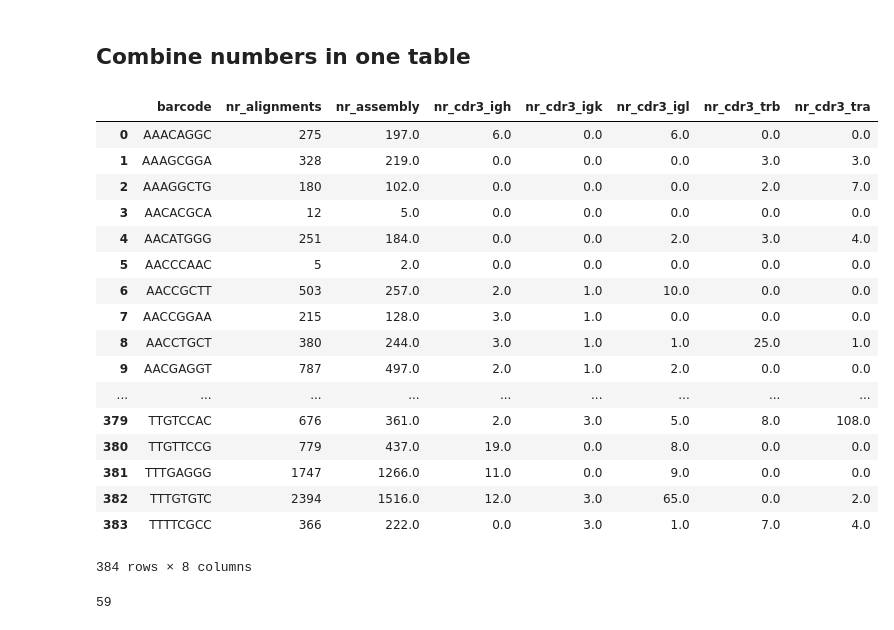
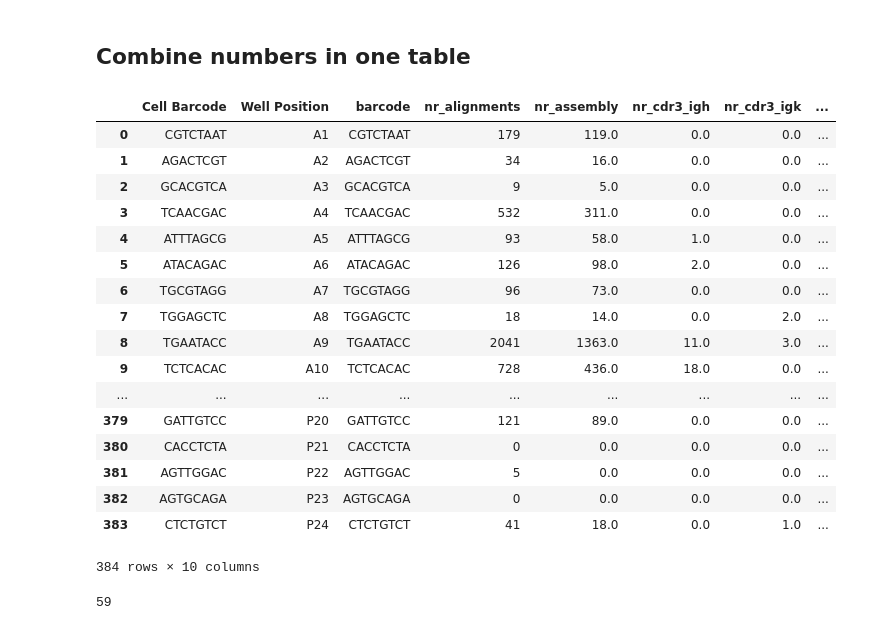
Before and after one commit to EDS-Bioinformatics-Laboratory/reseda, a Jupyter notebook: ReportVASAseq.ipynb, the cells around one changed output. Drawn from its saved outputs; the diff is of its cells as text; code cells hidden in the pictures.

Commit message:
added well positions to the report

```diff
--- a/ReportVASAseq.ipynb
+++ b/ReportVASAseq.ipynb
@@ -2,3 +2,9 @@
 import os
 import pandas as pd
 import matplotlib.pyplot as plt
+# %%
+# Read metadata
+df_meta = pd.read_excel("/home/barbera/Downloads/VASAseq/celseq2_primers.xlsx")
+cols = ["Cell Barcode", "Well Position"]
+df_meta = df_meta[cols]
+df_meta.head()
@@ -187,33 +200,34 @@ df_cdr3_igk.head()
 # %% [markdown]
 ## Combine numbers in one table
 # %%
-df = pd.merge(df_align, df_assembly, how='left', on='barcode')
+df = pd.merge(df_meta, df_align, how='left', left_on='Cell Barcode', right_on='barcode')
+df = pd.merge(df, df_assembly, how='left', on='barcode')
 df = pd.merge(df, df_cdr3_igh, how='left', on='barcode')
 df = pd.merge(df, df_cdr3_igk, how='left', on='barcode')
 df = pd.merge(df, df_cdr3_igl, how='left', on='barcode')
 df = pd.merge(df, df_cdr3_trb, how='left', on='barcode')
 df = pd.merge(df, df_cdr3_tra, how='left', on='barcode')
 df = df.fillna(0)
 df
 # %% [output]
-|  | barcode | nr_alignments | nr_assembly | nr_cdr3_igh | nr_cdr3_igk | nr_cdr3_igl | nr_cdr3_trb | nr_cdr3_tra |
-| 0 | AAACAGGC | 275 | 197.0 | 6.0 | 0.0 | 6.0 | 0.0 | 0.0 |
-| 1 | AAAGCGGA | 328 | 219.0 | 0.0 | 0.0 | 0.0 | 3.0 | 3.0 |
-| 2 | AAAGGCTG | 180 | 102.0 | 0.0 | 0.0 | 0.0 | 2.0 | 7.0 |
-| 3 | AACACGCA | 12 | 5.0 | 0.0 | 0.0 | 0.0 | 0.0 | 0.0 |
-| 4 | AACATGGG | 251 | 184.0 | 0.0 | 0.0 | 2.0 | 3.0 | 4.0 |
-| 5 | AACCCAAC | 5 | 2.0 | 0.0 | 0.0 | 0.0 | 0.0 | 0.0 |
-| 6 | AACCGCTT | 503 | 257.0 | 2.0 | 1.0 | 10.0 | 0.0 | 0.0 |
-| 7 | AACCGGAA | 215 | 128.0 | 3.0 | 1.0 | 0.0 | 0.0 | 0.0 |
-| 8 | AACCTGCT | 380 | 244.0 | 3.0 | 1.0 | 1.0 | 25.0 | 1.0 |
-| 9 | AACGAGGT | 787 | 497.0 | 2.0 | 1.0 | 2.0 | 0.0 | 0.0 |
+|  | Cell Barcode | Well Position | barcode | nr_alignments | nr_assembly | nr_cdr3_igh | nr_cdr3_igk | ... |
+| 0 | CGTCTAAT | A1 | CGTCTAAT | 179 | 119.0 | 0.0 | 0.0 | ... |
+| 1 | AGACTCGT | A2 | AGACTCGT | 34 | 16.0 | 0.0 | 0.0 | ... |
+| 2 | GCACGTCA | A3 | GCACGTCA | 9 | 5.0 | 0.0 | 0.0 | ... |
+| 3 | TCAACGAC | A4 | TCAACGAC | 532 | 311.0 | 0.0 | 0.0 | ... |
+| 4 | ATTTAGCG | A5 | ATTTAGCG | 93 | 58.0 | 1.0 | 0.0 | ... |
+| 5 | ATACAGAC | A6 | ATACAGAC | 126 | 98.0 | 2.0 | 0.0 | ... |
+| 6 | TGCGTAGG | A7 | TGCGTAGG | 96 | 73.0 | 0.0 | 0.0 | ... |
+| 7 | TGGAGCTC | A8 | TGGAGCTC | 18 | 14.0 | 0.0 | 2.0 | ... |
+| 8 | TGAATACC | A9 | TGAATACC | 2041 | 1363.0 | 11.0 | 3.0 | ... |
+| 9 | TCTCACAC | A10 | TCTCACAC | 728 | 436.0 | 18.0 | 0.0 | ... |
 | ... | ... | ... | ... | ... | ... | ... | ... | ... |
-| 379 | TTGTCCAC | 676 | 361.0 | 2.0 | 3.0 | 5.0 | 8.0 | 108.0 |
-| 380 | TTGTTCCG | 779 | 437.0 | 19.0 | 0.0 | 8.0 | 0.0 | 0.0 |
-| 381 | TTTGAGGG | 1747 | 1266.0 | 11.0 | 0.0 | 9.0 | 0.0 | 0.0 |
-| 382 | TTTGTGTC | 2394 | 1516.0 | 12.0 | 3.0 | 65.0 | 0.0 | 2.0 |
-| 383 | TTTTCGCC | 366 | 222.0 | 0.0 | 3.0 | 1.0 | 7.0 | 4.0 |
+| 379 | GATTGTCC | P20 | GATTGTCC | 121 | 89.0 | 0.0 | 0.0 | ... |
+| 380 | CACCTCTA | P21 | CACCTCTA | 0 | 0.0 | 0.0 | 0.0 | ... |
+| 381 | AGTTGGAC | P22 | AGTTGGAC | 5 | 0.0 | 0.0 | 0.0 | ... |
+| 382 | AGTGCAGA | P23 | AGTGCAGA | 0 | 0.0 | 0.0 | 0.0 | ... |
+| 383 | CTCTGTCT | P24 | CTCTGTCT | 41 | 18.0 | 0.0 | 1.0 | ... |
-384 rows × 8 columns
+384 rows × 10 columns
 # %%
 # Cells without CDR3
 len(df[(df['nr_cdr3_igh'] < 1) & (df['nr_cdr3_igk'] < 1) & (df['nr_cdr3_igl'] < 1) & (df['nr_cdr3_trb'] < 1) & (df['nr_cdr3_tra'] < 1)])
```
Also changed, not shown: parts of 1 cell of this notebook.
